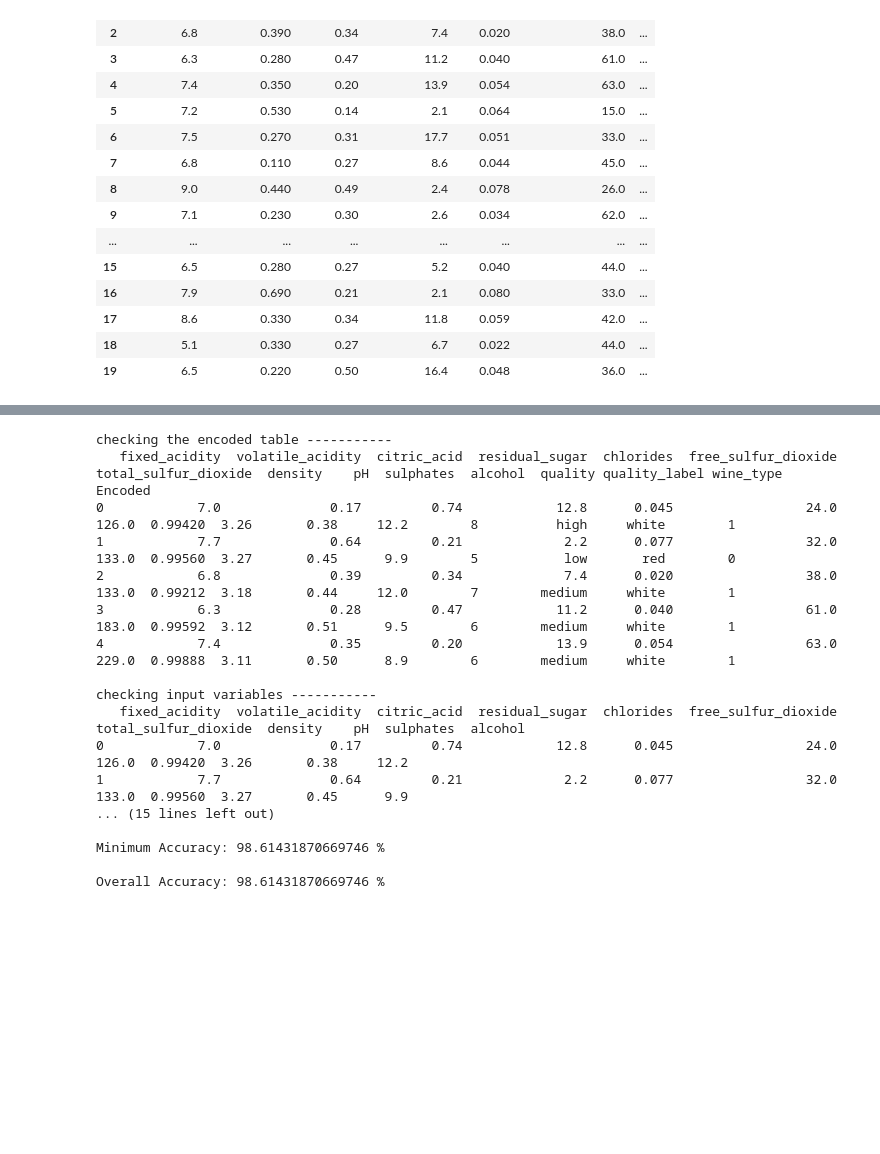
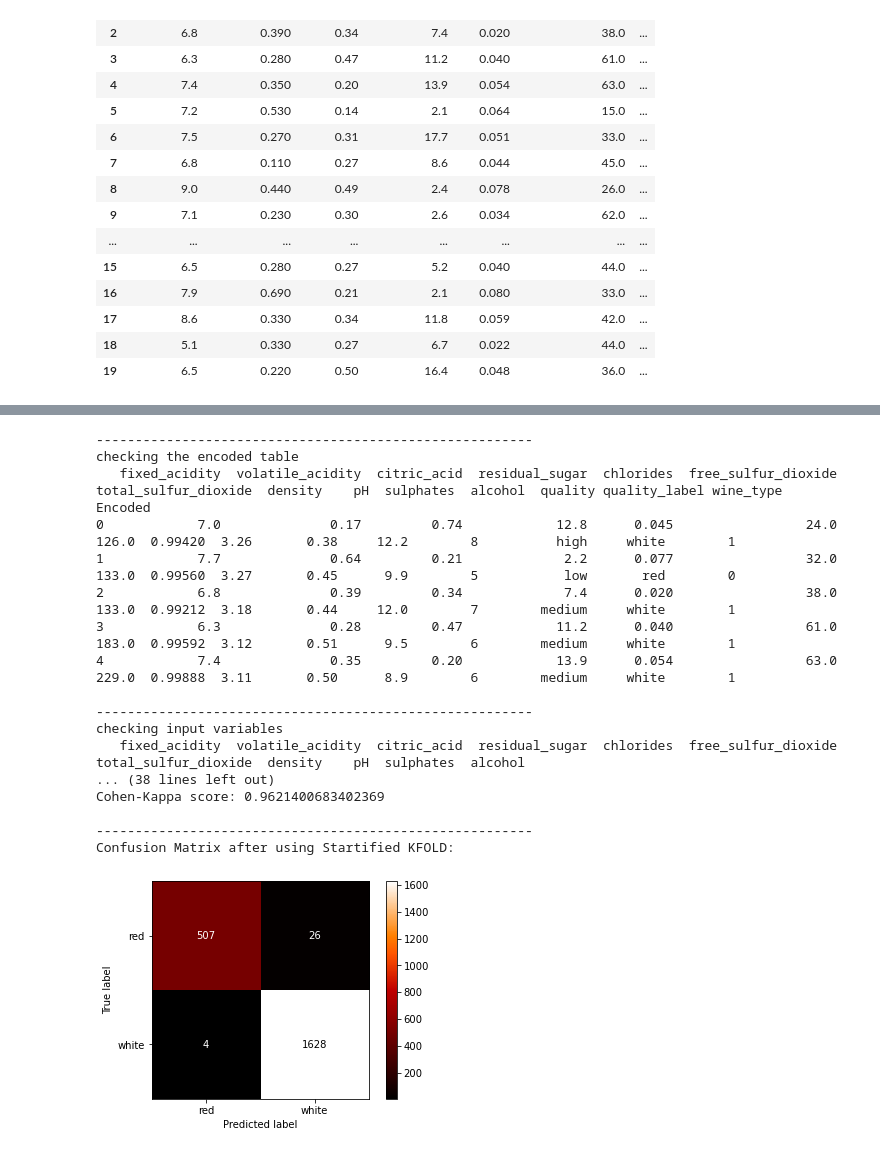
Before and after one commit to GitKPAN/4_BlueBerry-Winery, a Jupyter notebook: Blue_Berry_Winery.ipynb, the cells around one changed output, grey strips where cells are left out. Cells and saved outputs as stored; diff of their text form; code cells hidden in the pictures; blank space fills up the shorter version.

```diff
--- a/Blue_Berry_Winery.ipynb
+++ b/Blue_Berry_Winery.ipynb
@@ -1928,7 +1971,8 @@ Confusion matrix:
 # First we generate our dataset like we did before, encode the categorical target column and specify the inputs and outputs
 
 # We already have an encoded data set. We initialize it in this cell and check a teaser of its content
-print("checking the encoded table", "-----------")
+print("--------------------------------------------------------")
+print("checking the encoded table")
 print(wines_nu.head(5), "\n")
 
 # And now we split the dataset into input and output, whereby X = input and Y = output
@@ -1936,10 +1980,12 @@ X = wines_nu.iloc[:,:-4]
 Y = wines_nu.iloc[:,-1]
 
 # Here we check our input and output variables
-print("checking input variables", "-----------")
+print("--------------------------------------------------------")
+print("checking input variables")
 print(X.head(5), "\n")
 
-print("checking output variables", "-----------")
+print("--------------------------------------------------------")
+print("checking output variables")
 print(Y.head(5), "\n")
 
 # Everything is working as expected. So we move on
@@ -1951,46 +1997,70 @@ scaler = preprocessing.MinMaxScaler()
 X_scaled = scaler.fit_transform(X)
 
 #defining the classification model
-lr = LogisticRegression(max_iter= 200)
+lr = LogisticRegression()
 
 # Now we create a StratifiedKFold object with 3 folds
 skf = StratifiedKFold(n_splits=3, shuffle=True, random_state=1)
 accu_stratified = []
 
 # Now we are ready to use the function to create our folds
 for train_index, test_index in skf.split(X, Y):
     X_train_fold, X_test_fold = X_scaled[train_index], X_scaled[test_index]
     Y_train_fold, Y_test_fold = Y[train_index], Y[test_index]
-    accu_stratified= []
 
     lr.fit(X_train_fold, Y_train_fold)
-    lr.predict(X_test_fold)
     accu_stratified.append(lr.score(X_test_fold, Y_test_fold))
 
 
 # Printing the results
+print("--------------------------------------------------------")
+print("checking the accuracy of our model")
+
 print('List of possible accuracy:', accu_stratified)
 
 print('\nMaximum Accuracy That can be obtained from this model is:',max(accu_stratified)*100, '%')
 
 print('\nMinimum Accuracy:', min(accu_stratified)*100, '%')
 
-print('\nOverall Accuracy:', np.mean(accu_stratified)*100, '%')
+print('\nOverall Accuracy:', np.mean(accu_stratified)*100, '%',"\n")
+
+print("--------------------------------------------------------")
+print("The Classificaion Report for our model:")
+print(classification_report(Y_test_fold, lr.predict(X_test_fold), target_names=["red", "white"]),"\n")
+
+print("--------------------------------------------------------")
+kappa = cohen_kappa_score(Y_test_fold, lr.predict(X_test_fold))
+print("Cohen-Kappa score:", kappa, "\n")
+
+print("--------------------------------------------------------")
+# Now we want to visualize the Confusion Matrix
+print("Confusion Matrix after using Startified KFOLD:")
+ConfusionMatrixDisplay.from_predictions(Y_test_fold, lr.predict(X_test_fold), display_labels= ["red", "white"] ,colorbar= True, cmap="gist_heat")
+
+plt.show()
+
+#Here is one possible interpretation of Kappa:
+# Poor agreement = Less than 0.20 (including negative numbers)
+# Fair agreement = 0.20 to 0.40
+#Moderate agreement = 0.40 to 0.60
+#Good agreement = 0.60 to 0.80
+#Very good agreement = 0.80 to 1.00
 # %% [output]
-checking the encoded table -----------
+--------------------------------------------------------
+checking the encoded table
    fixed_acidity  volatile_acidity  citric_acid  residual_sugar  chlorides  free_sulfur_dioxide  total_sulfur_dioxide  density    pH  sulphates  alcohol  quality quality_label wine_type  Encoded
 0            7.0              0.17         0.74            12.8      0.045                 24.0                 126.0  0.99420  3.26       0.38     12.2        8          high     white        1
 1            7.7              0.64         0.21             2.2      0.077                 32.0                 133.0  0.99560  3.27       0.45      9.9        5           low       red        0
 2            6.8              0.39         0.34             7.4      0.020                 38.0                 133.0  0.99212  3.18       0.44     12.0        7        medium     white        1
 3            6.3              0.28         0.47            11.2      0.040                 61.0                 183.0  0.99592  3.12       0.51      9.5        6        medium     white        1
 4            7.4              0.35         0.20            13.9      0.054                 63.0                 229.0  0.99888  3.11       0.50      8.9        6        medium     white        1
 
-checking input variables -----------
+--------------------------------------------------------
+checking input variables
    fixed_acidity  volatile_acidity  citric_acid  residual_sugar  chlorides  free_sulfur_dioxide  total_sulfur_dioxide  density    pH  sulphates  alcohol
-0            7.0              0.17         0.74            12.8      0.045                 24.0                 126.0  0.99420  3.26       0.38     12.2
-1            7.7              0.64         0.21             2.2      0.077                 32.0                 133.0  0.99560  3.27       0.45      9.9
-... (15 lines left out)
+... (38 lines left out)
+Cohen-Kappa score: 0.9621400683402369
 
-Minimum Accuracy: 98.61431870669746 %
-
-Overall Accuracy: 98.61431870669746 %
+--------------------------------------------------------
+Confusion Matrix after using Startified KFOLD:
+[figure, added]
```
Also changed, not shown: parts of 5 cells of this notebook.
